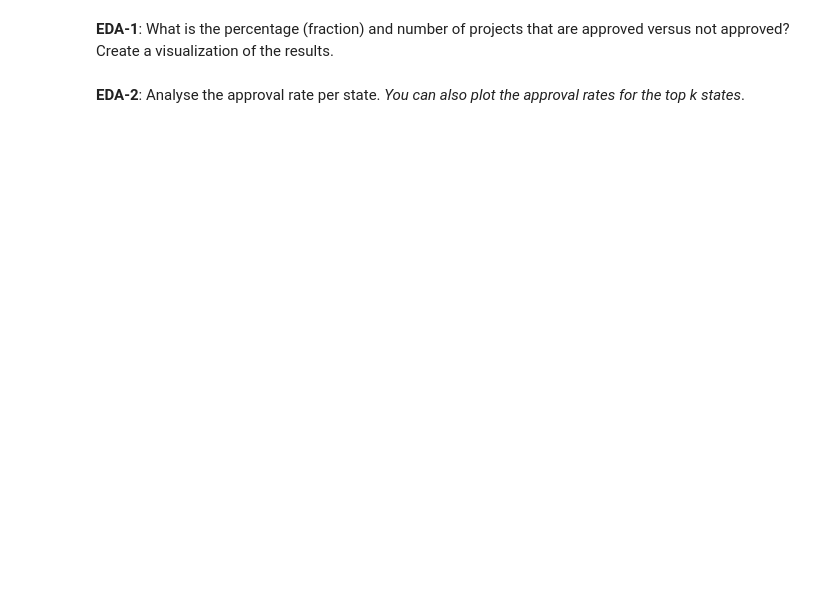
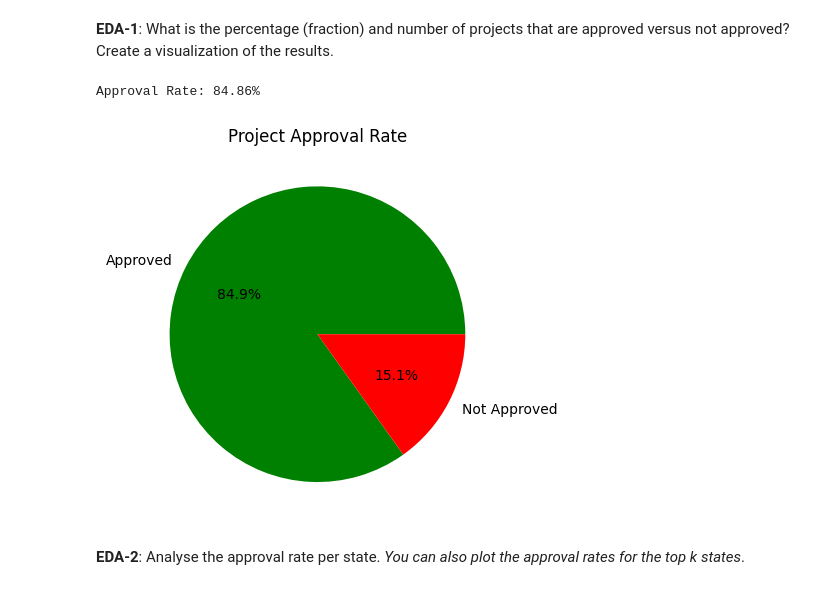
Before and after one commit to pandiarajan-src/IKJourney, a Jupyter notebook: projects/LearningHope/Learning_Hope.ipynb, the cells around one changed output. Drawn from its saved outputs; the diff is of its cells as text; code cells hidden in the pictures; blank space fills up the shorter version.

Commit message:
Updated until model training

```diff
--- a/projects/LearningHope/Learning_Hope.ipynb
+++ b/projects/LearningHope/Learning_Hope.ipynb
@@ -204,3 +458,20 @@ Some of the `project_essay_*` columns contain null values. Revisit the `Understa
 ## Identify a suitable strategy to treat the missing values
 ## Hint - One possible strategy could be to create a combined column of all the essay columns
 ## And then remove the original project_essay_* columns
+
+# Check for 'project_data' column, if it exists already the data was processed, nothing to do.
+# Else process the data by combining 'project_essay_*' columns
+if 'project_essay' not in project_data.columns:
+    # Step 1: Combine the 3 project columns into one 'project' column.
+    # We can use fillna or combine_first to fill in non-null values from other columns
+    project_data['project_essay'] = project_data['project_essay_1'].fillna('') + project_data['project_essay_2'].fillna('') + project_data['project_essay_3'].fillna('') + project_data['project_essay_4'].fillna('')
+
+    # Alternatively, you could use .apply with a lambda for row-wise combination:
+    # df['project'] = df[['project_essay_1', 'project_essay_2', 'project_essay_3', 'project_essay_4']].apply(lambda x: ' '.join(x.dropna()), axis=1)
+
+    # Step 2: Drop the original 'project1', 'project2', 'project3' columns
+    project_data.drop(['project_essay_1', 'project_essay_2', 'project_essay_3', 'project_essay_4'], axis=1, inplace=True)
+
+print(project_data.head())
+
+project_data.info()
@@ -210,3 +499,11 @@ Some of the `project_essay_*` columns contain null values. Revisit the `Understa
 `teacher_prefix` has a few missing values. Develop a suitable strategy to fix this
 # %%
 ## Write your code here
+
+if len(project_data[project_data['teacher_prefix'].isnull()]) > 0:
+    print("Replacing the missing values with 'NotPrefered' because all the teacher_prefix records are available")
+    project_data['teacher_prefix'].fillna('NotPrefered', inplace=True)
+else:
+    print("All the teacher_prefix records are available")
+
+project_data.info()
@@ -254,6 +651,29 @@ You have the freedom to do as much analysis as possible. However, for the sake o
 # %% [markdown]
 **EDA-1**: What is the percentage (fraction) and number of projects that are approved versus not approved? Create a visualization of the results.
+# %%
+# Categorical Type: Useful for memory efficiency and can also be used directly in certain models that support categorical variables.
+project_data['school_state'] = project_data['school_state'].astype('category')
+project_data['teacher_prefix'] = project_data['teacher_prefix'].astype('category')
+project_data['project_grade_category'] = project_data['project_grade_category'].astype('category')
+project_data['project_subject_subcategories'] = project_data['project_subject_subcategories'].astype('category')
+project_data['project_submitted_datetime'] = pd.to_datetime(project_data['project_submitted_datetime'])
 # %%
 #Write your code here
+
+# Count the number of approved and not approved projects.
+approved_count = project_data[project_data['project_is_approved'] == 1].shape[0]
+not_approved_count = project_data[project_data['project_is_approved'] == 0].shape[0]
+total_projects = project_data.shape[0]
+
+approval_rate = (approved_count / total_projects) * 100
+print(f"Approval Rate: {approval_rate:.2f}%")
+
+fig, ax = plt.subplots()
+ax.pie([approval_rate, 100 - approval_rate], labels=['Approved', 'Not Approved'], autopct='%1.1f%%', colors=['g', 'r'])
+ax.set_title('Project Approval Rate')
+plt.show()
+# %% [output]
+Approval Rate: 84.86%
+[figure, added]
 # %% [markdown]
 **EDA-2**: Analyse the approval rate per state. *You can also plot the approval rates for the top k states*.
```
Also changed, not shown: parts of 58 cells of this notebook.
